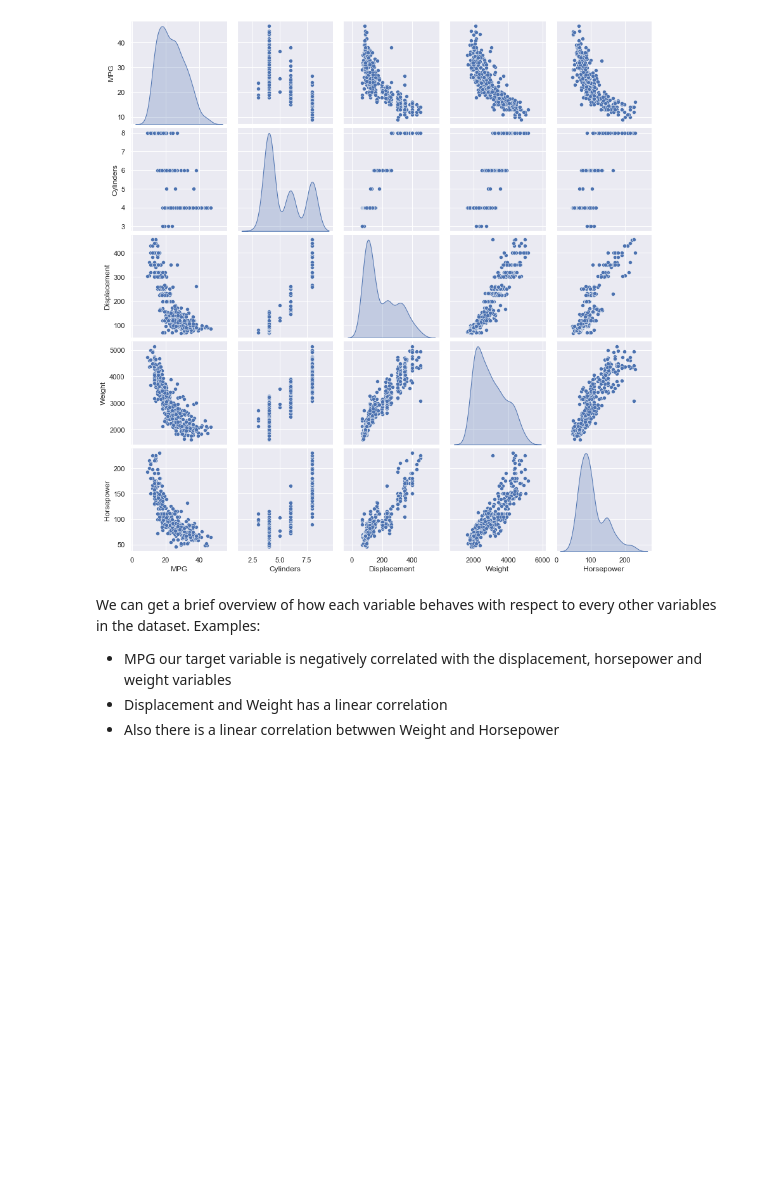
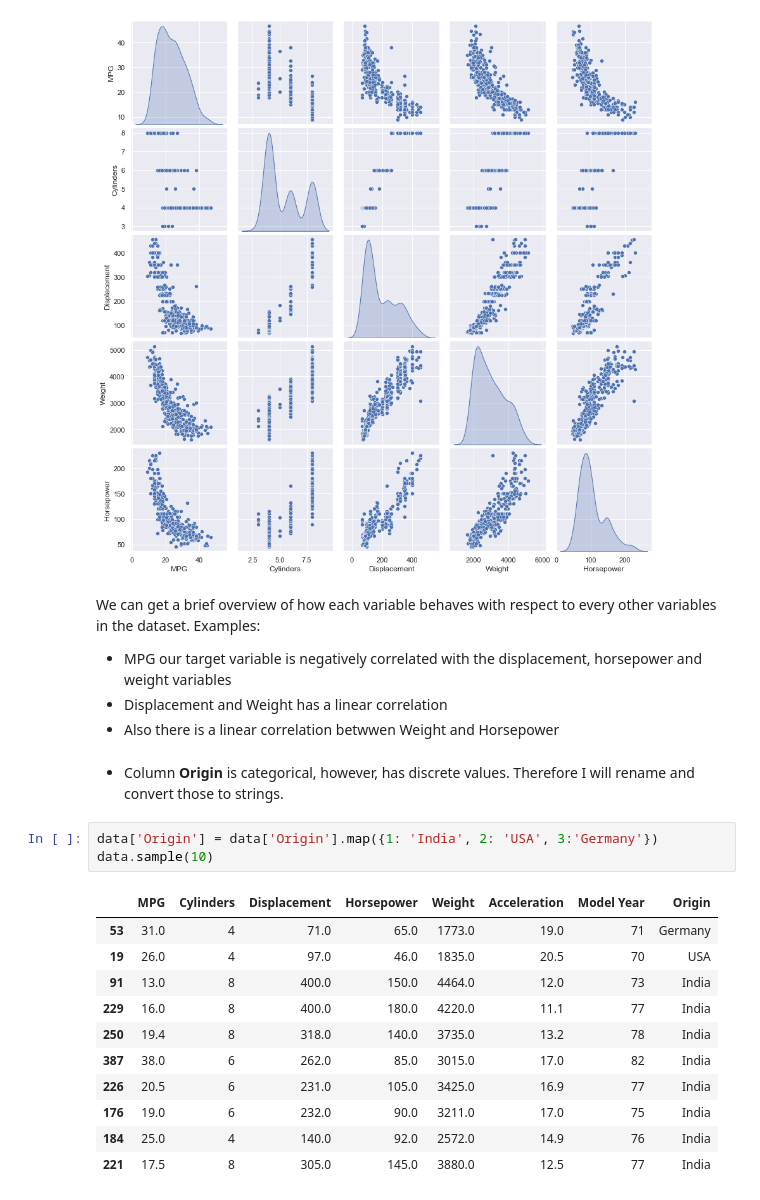
Before and after one commit to AdamHorvath12/Predict_Auto_MPG, a Jupyter notebook: Auto_MPG_Prediction.ipynb, the cells around one changed output. Drawn from its saved outputs; the diff is of its cells as text; blank space fills up the shorter version.

```diff
--- a/Auto_MPG_Prediction.ipynb
+++ b/Auto_MPG_Prediction.ipynb
@@ -155,3 +157,20 @@ Examples:
 * MPG our target variable is negatively correlated with the displacement, horsepower and weight variables
 * Displacement and Weight has a linear correlation
 * Also there is a linear correlation betwwen Weight and Horsepower
+# %% [markdown]
+* Column **Origin** is categorical, however, has discrete values. Therefore I will rename and convert those to strings.
+# %%
+data['Origin'] = data['Origin'].map({1: 'India', 2: 'USA', 3:'Germany'})
+data.sample(10)
+# %% [output]
+|  | MPG | Cylinders | Displacement | Horsepower | Weight | Acceleration | Model Year | Origin |
+| 53 | 31.0 | 4 | 71.0 | 65.0 | 1773.0 | 19.0 | 71 | Germany |
+| 19 | 26.0 | 4 | 97.0 | 46.0 | 1835.0 | 20.5 | 70 | USA |
+| 91 | 13.0 | 8 | 400.0 | 150.0 | 4464.0 | 12.0 | 73 | India |
+| 229 | 16.0 | 8 | 400.0 | 180.0 | 4220.0 | 11.1 | 77 | India |
+| 250 | 19.4 | 8 | 318.0 | 140.0 | 3735.0 | 13.2 | 78 | India |
+| 387 | 38.0 | 6 | 262.0 | 85.0 | 3015.0 | 17.0 | 82 | India |
+| 226 | 20.5 | 6 | 231.0 | 105.0 | 3425.0 | 16.9 | 77 | India |
+| 176 | 19.0 | 6 | 232.0 | 90.0 | 3211.0 | 17.0 | 75 | India |
+| 184 | 25.0 | 4 | 140.0 | 92.0 | 2572.0 | 14.9 | 76 | India |
+| 221 | 17.5 | 8 | 305.0 | 145.0 | 3880.0 | 12.5 | 77 | India |
```
Also changed, not shown: parts of 15 cells of this notebook.
